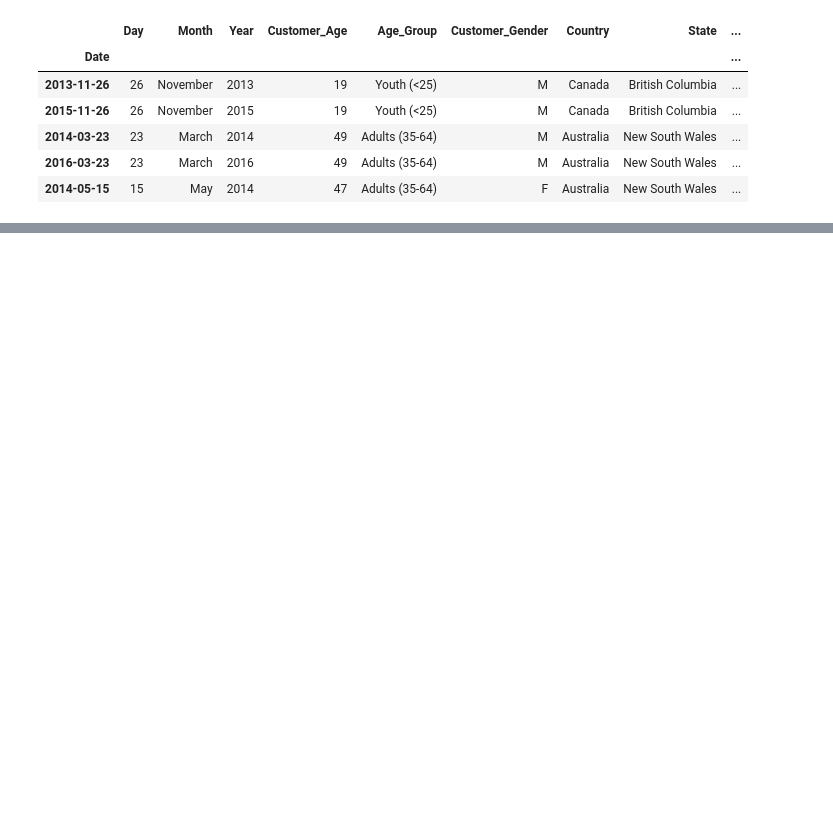
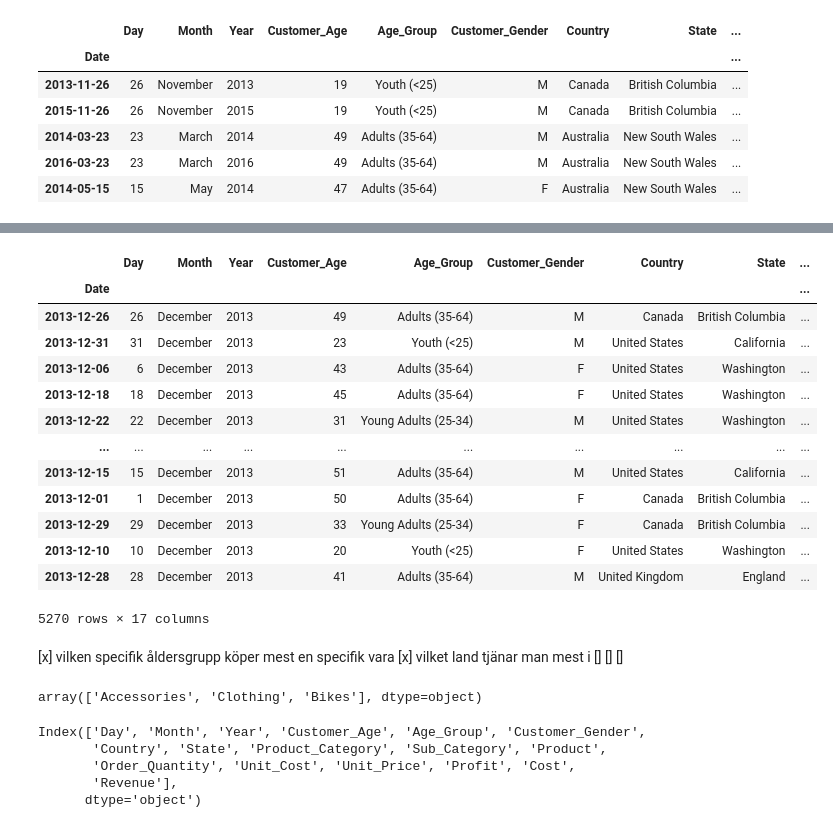
Before and after one commit to Natali-Dev/ai_engineering_natali_harju, a Jupyter notebook: code-alongs/a1_repetition/bike_sales_eda.ipynb, the cells around one changed output, grey strips where cells are left out. Drawn from its saved outputs; the diff is of its cells as text; code cells hidden in the pictures; blank space fills up the shorter version.

```diff
--- a/code-alongs/a1_repetition/bike_sales_eda.ipynb
+++ b/code-alongs/a1_repetition/bike_sales_eda.ipynb
@@ -31,0 +177,36 @@ df.loc["2013"]
+# %%
+# Sortera på datum
+df.loc["2013"]
+# %% [output]
+|  | Day | Month | Year | Customer_Age | Age_Group | Customer_Gender | Country | State | ... |
+| Date |  |  |  |  |  |  |  |  | ... |
+| 2013-12-26 | 26 | December | 2013 | 49 | Adults (35-64) | M | Canada | British Columbia | ... |
+| 2013-12-31 | 31 | December | 2013 | 23 | Youth (<25) | M | United States | California | ... |
+| 2013-12-06 | 6 | December | 2013 | 43 | Adults (35-64) | F | United States | Washington | ... |
+| 2013-12-18 | 18 | December | 2013 | 45 | Adults (35-64) | F | United States | Washington | ... |
+| 2013-12-22 | 22 | December | 2013 | 31 | Young Adults (25-34) | M | United States | Washington | ... |
+| ... | ... | ... | ... | ... | ... | ... | ... | ... | ... |
+| 2013-12-15 | 15 | December | 2013 | 51 | Adults (35-64) | M | United States | California | ... |
+| 2013-12-01 | 1 | December | 2013 | 50 | Adults (35-64) | F | Canada | British Columbia | ... |
+| 2013-12-29 | 29 | December | 2013 | 33 | Young Adults (25-34) | F | Canada | British Columbia | ... |
+| 2013-12-10 | 10 | December | 2013 | 20 | Youth (<25) | F | United States | Washington | ... |
+| 2013-12-28 | 28 | December | 2013 | 41 | Adults (35-64) | M | United Kingdom | England | ... |
+5270 rows × 17 columns
+# %% [markdown]
+[x] vilken specifik åldersgrupp köper mest en specifik vara
+[x] vilket land tjänar man mest i
+[]
+[]
+[]
+# %%
+df["Product_Category"].unique()
+# %% [output]
+array(['Accessories', 'Clothing', 'Bikes'], dtype=object)
+# %%
+df.columns
+# %% [output]
+Index(['Day', 'Month', 'Year', 'Customer_Age', 'Age_Group', 'Customer_Gender',
+       'Country', 'State', 'Product_Category', 'Sub_Category', 'Product',
+       'Order_Quantity', 'Unit_Cost', 'Unit_Price', 'Profit', 'Cost',
+       'Revenue'],
+      dtype='object')
```
Also changed, not shown: parts of 17 cells of this notebook, 6 other files.
